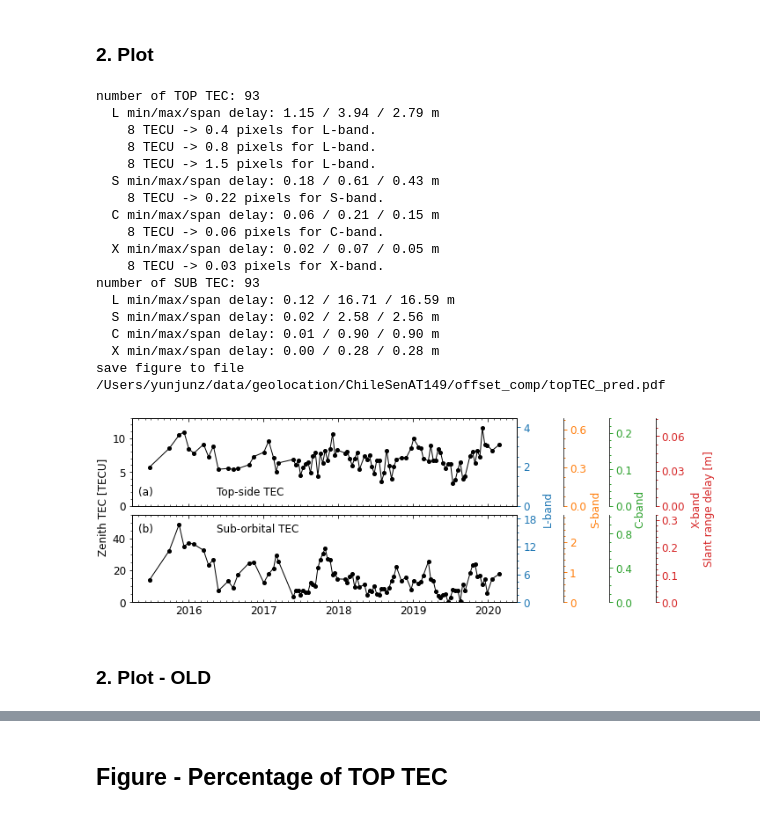
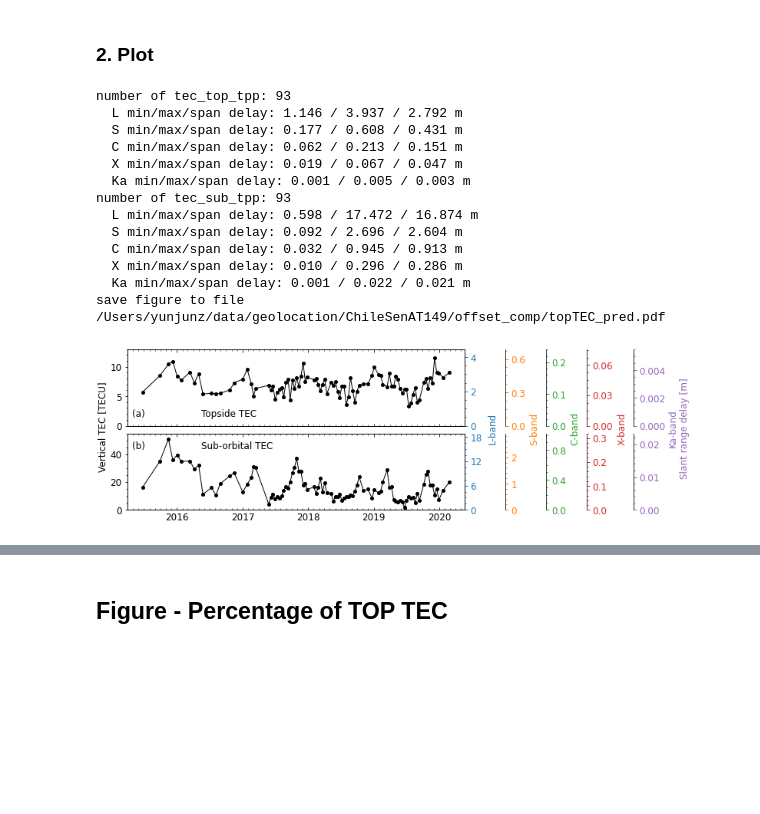
Before and after one commit to yunjunz/2022-Geolocation, a Jupyter notebook: Fig_topTEC.ipynb, the cells around one changed output, grey strips where cells are left out. Drawn from its saved outputs; the diff is of its cells as text; code cells hidden in the pictures; blank space fills up the shorter version.

```diff
--- a/Fig_topTEC.ipynb
+++ b/Fig_topTEC.ipynb
@@ -40,7 +40,7 @@ Go to directory /Users/yunjunz/data/geolocation/ChileSenAT149/offset_comp/boxLR
 ### 1. Read data
 # %%
 geom_file = os.path.join(proj_dir, 'mintpy_offset/inputs/geometryRadar.h5')
-tec_file  = os.path.join(proj_dir, 'mintpy_offset/inputs/subTEC.h5')
+tec_file  = os.path.join(proj_dir, 'mintpy_offset/inputs/TECsub.h5')
 
 # geometry
 inc_angle = 42   # use the median value of NISAR
@@ -49,9 +49,9 @@ inc_angle_iono = iono.incidence_angle_ground2iono(inc_angle)
 # TEC
 tec_dict = {}
 with h5py.File(tec_file, 'r') as f:
-    tec_dict['TOP TEC'] = f['vtec_top'][:]
-    tec_dict['SUB TEC'] = f['vtec_sub'][:]
-    tec_dict['GIM TEC'] = f['vtec_gim'][:]
+    dnames = [x for x in f.keys() if x.startswith('tec_')]
+    for dname in dnames:
+        tec_dict[dname] = f[dname][:]
 
 # time
 date_list = timeseries(tec_file).get_date_list()
@@ -59,5 +59,5 @@ dates = ptime.date_list2vector(date_list)[0]
 
 # stats
 for key, value in tec_dict.items():
-    print('{} min/max/span: {:.1f} / {:.1f} / {:.1f}'.format(key, np.nanmin(value), np.nanmax(value), np.nanmax(value)-np.nanmin(value)))
+    print('{:<11} min/max/span: {:4.1f} / {:4.1f} / {:4.1f} TECU'.format(key, np.nanmin(value), np.nanmax(value), np.nanmax(value)-np.nanmin(value)))
 # %% [output]
@@ -67,18 +68,21 @@ GIM TEC min/max/span: 6.6 / 59.1 / 52.5
 # %% [markdown]
 ### 2. Plot
 # %%
-labels = ['Top-side TEC', 'Sub-orbital TEC']
-ystepsDict = {
-    'TOP TEC' : [2, 0.3, 0.1, 0.03],
-    'SUB TEC' : [6, 1.0, 0.4, 0.10],
+ysteps_dict = {
+    'tec_top_tpp' : [2, 0.3, 0.1, 0.03, 0.002],
+    'tec_sub_tpp' : [6, 1.0, 0.4, 0.10, 0.01],
 }
 rg_bw_dict = {
-    'S' : 75e6,
-    'C' : 64.35e6,
-    'X' : 109.89e6,
+    'S' : 75e6,     #NISAR-S
+    'C' : 64.35e6,  #Sentinel-1
+    'X' : 109.89e6, #TSX
+    'Ka': 200e6,    #SWOT
 }
-fig, axs = plt.subplots(nrows=2, ncols=1, figsize=[10, 3.5], sharex=True)
-for i, (ax, tec_type, ymax, ystep) in enumerate(zip(axs, list(tec_dict.keys())[:2], [13, 55], [1, 5])):
+ylabels = [f'{x}-band' for x in iono.SAR_BAND.keys()]
+ylabels[-1] += '\nSlant range delay [m]'
+colors = ['C0', 'C1', 'C2', 'C3', 'C4']
+fig, axs = plt.subplots(nrows=2, ncols=1, figsize=[12, 3.5], sharex=True)
+for i, (ax, tec_type, ymax, ystep) in enumerate(zip(axs, ysteps_dict.keys(), [13, 55], [1, 5])):
     ts_tec = tec_dict[tec_type]
     # omit nan values
     flag = ~np.isnan(ts_tec)
@@ -93,12 +97,13 @@ for i, (ax, tec_type, ymax, ystep) in enumerate(zip(axs, list(tec_dict.keys())[:
     ax.yaxis.set_minor_locator(ticker.MultipleLocator(ystep))
 
     # predicted range delay
-    ysteps = ystepsDict[tec_type]
-    for j, (bname, c) in enumerate(zip(iono.SAR_BAND.keys(), ['C0', 'C1', 'C2', 'C3'])):
+    ysteps = ysteps_dict[tec_type]
+    yaxis_locs = [1.0, 1.12, 1.24, 1.36, 1.50]
+    for j, (bname, c, yaxis_loc) in enumerate(zip(iono.SAR_BAND.keys(), colors, yaxis_locs)):
         # calculate
         ts_delay = iono.vtec2range_delay(ts_tec, inc_angle=42, freq=iono.SAR_BAND[bname])
         dmin, dmax = np.nanmin(ts_delay), np.nanmax(ts_delay)
-        print(f'  {bname} min/max/span delay: {dmin:.2f} / {dmax:.2f} / {dmax-dmin:.2f} m')
+        print(f'  {bname} min/max/span delay: {dmin:.3f} / {dmax:.3f} / {dmax-dmin:.3f} m')
 
         # mis-registration
         if tec_type == 'TOP TEC':
@@ -109,56 +114,50 @@ for i, (ax, tec_type, ymax, ystep) in enumerate(zip(axs, list(tec_dict.keys())[:
             else:
                 rg_bw = rg_bw_dict[bname]
                 rg_delay_pix = (dmax - dmin) / (speed_of_light / rg_bw / 2)
-                print(f'    8 TECU -> {rg_delay_pix:.2f} pixels for {bname}-band.')
+                print(f'    8 TECU -> {rg_delay_pix:.3f} pixels for {bname}-band.')
 
         # add y-axis
         ax2 = ax.twinx()
-        ax2.spines['right'].set_position(('axes', 1.0+0.12*j))
+        ax2.spines['right'].set_position(('axes', yaxis_loc))
         ax2.tick_params(which='both', axis='y', colors=c, width=1)
         ax2.yaxis.set_major_locator(ticker.MultipleLocator(ysteps[j]))
         ax2.yaxis.set_minor_locator(ticker.AutoMinorLocator())
 
         # ylim sync btw. ax and ax2
         ratio = ((np.max(ts_delay) - np.min(ts_delay)) / (np.max(ts_tec)   - np.min(ts_tec)))
         ax2.set_ylim(np.array(ax.get_ylim()) * ratio)
         #ax2.plot(x, ts_delay, 'o', mfc='none')  # test
 
 # axis format
 pp.auto_adjust_xaxis_date(ax, dates, every_year=1, buffer_year=None)
 fig.tight_layout()
 fig.subplots_adjust(hspace=0.1)
 
 # label
-for ax, num, label, yloc in zip(axs, ['(a)', '(b)'], labels, [0.12, 0.8]):
+for ax, num, label, yloc in zip(axs, ['(a)', '(b)'], ['Topside TEC', 'Sub-orbital TEC'], [0.12, 0.8]):
     ax.annotate(num,   xy=(0.015, yloc), xycoords='axes fraction', ha='left')
     ax.annotate(label, xy=(0.220, yloc), xycoords='axes fraction', ha='left', color='k')
-plt.annotate('Zenith TEC [TECU]', xy=(0.002, 0.55), xycoords='figure fraction', va='center', rotation='vertical')
-for ylabel, xloc, color in zip(['L-band', 'S-band', 'C-band', 'X-band\nSlant range delay [m]'], [0.715, 0.79, 0.86, 0.96], ['C0', 'C1', 'C2', 'C3']):
+plt.annotate('Vertical TEC [TECU]', xy=(0.002, 0.55), xycoords='figure fraction', va='center', rotation='vertical')
+for ylabel, color, xloc in zip(ylabels, colors, [0.627, 0.693, 0.758, 0.832, 0.922]):
     plt.annotate(ylabel, xy=(xloc, 0.54), color=color, xycoords='figure fraction', ha='center', va='center', rotation='vertical')
 
 # output
 out_fig = os.path.join(proj_dir, 'offset_comp/topTEC_pred.pdf')
 print('save figure to file', out_fig)
 plt.savefig(out_fig, bbox_inches='tight', transparent=True, dpi=300)
 plt.show()
 # %% [output]
-number of TOP TEC: 93
-  L min/max/span delay: 1.15 / 3.94 / 2.79 m
-    8 TECU -> 0.4 pixels for L-band.
-    8 TECU -> 0.8 pixels for L-band.
-    8 TECU -> 1.5 pixels for L-band.
-  S min/max/span delay: 0.18 / 0.61 / 0.43 m
-    8 TECU -> 0.22 pixels for S-band.
-  C min/max/span delay: 0.06 / 0.21 / 0.15 m
-    8 TECU -> 0.06 pixels for C-band.
-  X min/max/span delay: 0.02 / 0.07 / 0.05 m
-    8 TECU -> 0.03 pixels for X-band.
-number of SUB TEC: 93
-  L min/max/span delay: 0.12 / 16.71 / 16.59 m
-  S min/max/span delay: 0.02 / 2.58 / 2.56 m
-  C min/max/span delay: 0.01 / 0.90 / 0.90 m
-  X min/max/span delay: 0.00 / 0.28 / 0.28 m
+number of tec_top_tpp: 93
+  L min/max/span delay: 1.146 / 3.937 / 2.792 m
+  S min/max/span delay: 0.177 / 0.608 / 0.431 m
+  C min/max/span delay: 0.062 / 0.213 / 0.151 m
+  X min/max/span delay: 0.019 / 0.067 / 0.047 m
+  Ka min/max/span delay: 0.001 / 0.005 / 0.003 m
+number of tec_sub_tpp: 93
+  L min/max/span delay: 0.598 / 17.472 / 16.874 m
+  S min/max/span delay: 0.092 / 2.696 / 2.604 m
+  C min/max/span delay: 0.032 / 0.945 / 0.913 m
+  X min/max/span delay: 0.010 / 0.296 / 0.286 m
+  Ka min/max/span delay: 0.001 / 0.022 / 0.021 m
 save figure to file /Users/yunjunz/data/geolocation/ChileSenAT149/offset_comp/topTEC_pred.pdf
-[figure, old version]
+[figure, new version]
-# %% [markdown]
-### 2. Plot - OLD
```
Also changed, not shown: parts of 3 cells of this notebook, 2 other files.
